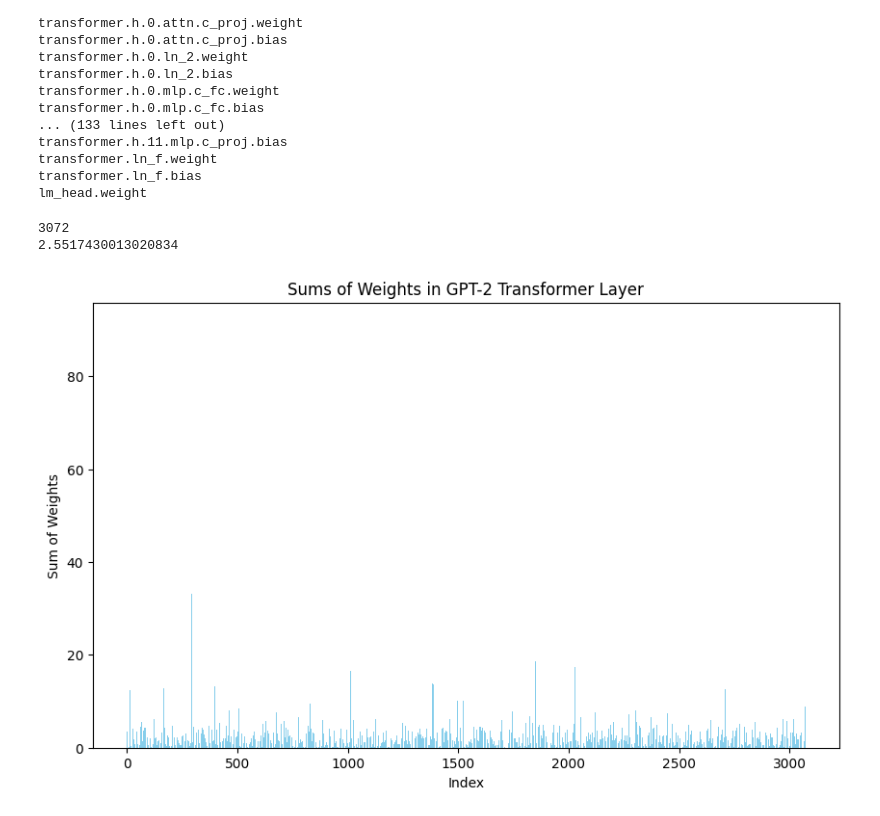
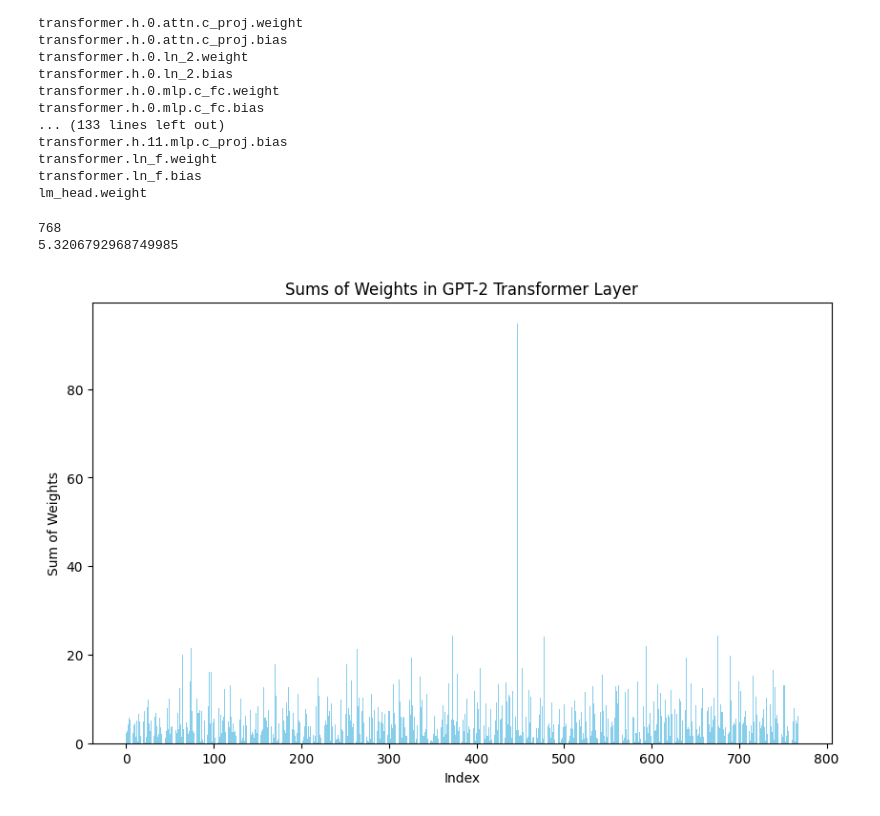
Before and after one commit to RyanTomich/photonic_compiler, a Jupyter notebook: inference_pratice/opps.ipynb, the cells around one changed output. Cells and saved outputs as stored; diff of their text form; code cells hidden in the pictures.

```diff
--- a/inference_pratice/opps.ipynb
+++ b/inference_pratice/opps.ipynb
@@ -334,28 +335,30 @@ transformer.ln_f.weight
 transformer.ln_f.bias
 lm_head.weight
 # %%
-weight = parameters['transformer.h.1.mlp.c_fc.weight']
+weight = parameters['transformer.h.0.mlp.c_proj.weight']
 sums = []
 for i in range(weight.shape[-1]):
     sums.append(np.abs(sum(weight[:, i])))
+# for i in range(weight.shape[0]):
+#     sums.append(np.abs(sum(weight[i])))
 
 print(len(sums))
 print(np.mean(sums))
 
 
 plt.figure(figsize=(10, 6))
 plt.bar(range(len(sums)), sums, color='skyblue')
 
 # Add title and labels
 plt.title('Sums of Weights in GPT-2 Transformer Layer')
 plt.xlabel('Index')
 plt.ylabel('Sum of Weights')
 
 # Display the chart
 plt.show()
 # %% [output]
-3072
-2.5517430013020834
+768
+5.3206792968749985
-[figure, old version]
+[figure, new version]
 # %%
 average = np.mean(sums)
```
Also changed, not shown: parts of 5 cells of this notebook, 1 other file.
